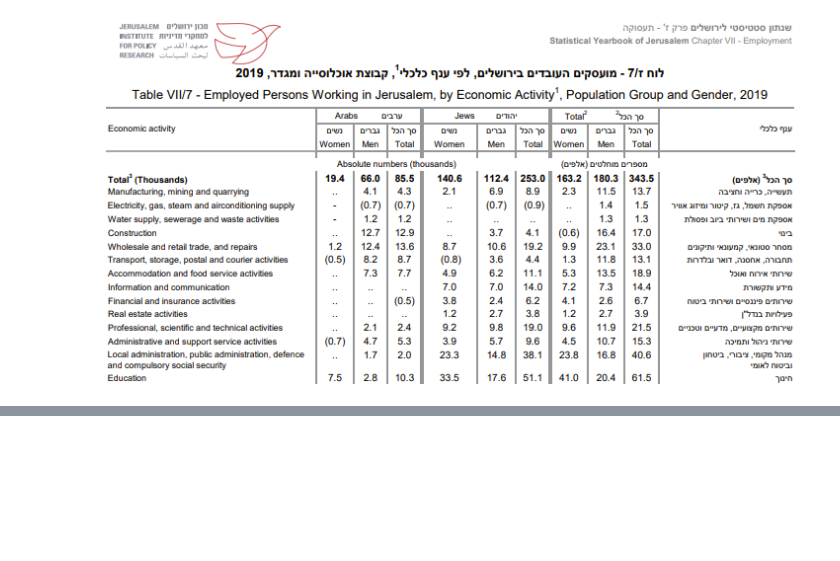
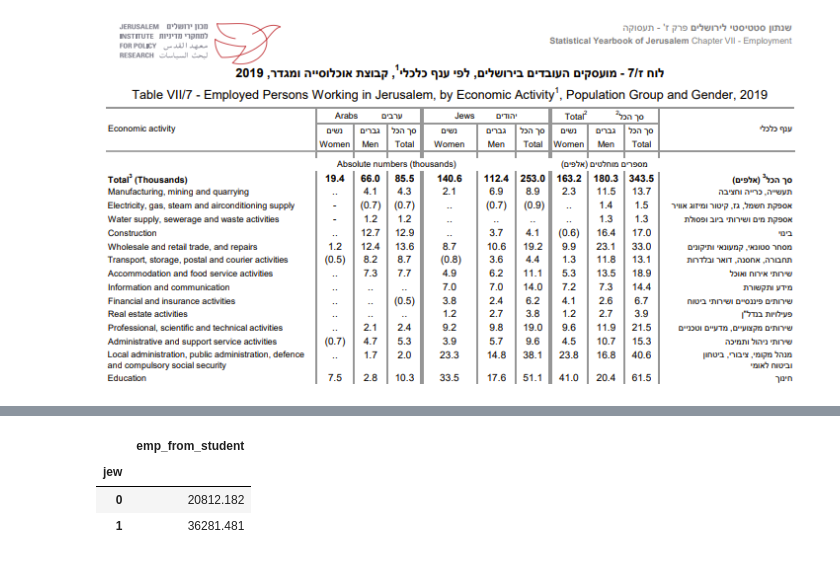
Before and after one commit to JTMPT/forecast, a Jupyter notebook: create_forecast_basic/current/students_current_year_230706.ipynb, the cells around one changed output, grey strips where cells are left out. Cells and saved outputs as stored; diff of their text form; code cells hidden in the pictures; blank space fills up the shorter version.

```diff
--- a/create_forecast_basic/current/students_current_year_230706.ipynb
+++ b/create_forecast_basic/current/students_current_year_230706.ipynb
@@ -286,7 +303,7 @@ taz.query('Muni_Heb=="ירושלים"').groupby(by='jew').sum()[['student_for_Co
 # %%
 taz=taz.set_index('Taz_num')
 # %%
-taz['student_chardi_not_gov']=gpd.sjoin(taz.reset_index(),student_chardi_not_gov).pivot_table(index='Taz_num',aggfunc=sum)[['num_students']]
+taz['student_chardi_not_gov']=drop_geo(gpd.sjoin(taz.reset_index(),student_chardi_not_gov)).pivot_table(index='Taz_num',aggfunc=sum)[['num_students']]
 # %%
 student_arab_not_gov=student_arab_not_gov.pivot_table(index='Taz_num',aggfunc=sum)[['num_student']]
 # %%
@@ -324,10 +341,10 @@ uni=uni.merge(employ_high_edu,on='ID_camp',how='left')
 emp_Education_per_uni_student=0.15
 # %%
 uni.loc[uni['emp_uni'].isna(),'emp_uni']=uni['num_students']*emp_Education_per_uni_student
-# %%
-taz['uni_students']=gpd.sjoin(taz[['geometry']].reset_index(),uni).pivot_table(index='Taz_num',aggfunc=sum)[['num_students']]
+# %%
+taz['uni_students']=gpd.sjoin(taz[['geometry']].reset_index(),uni)[['Taz_num','num_students']].pivot_table(index='Taz_num',aggfunc=sum)
 # %%
-taz['emp_from_uni_student']=gpd.sjoin(taz[['geometry']].reset_index(),uni).pivot_table(index='Taz_num',aggfunc=sum)[['emp_uni']]
+taz['emp_from_uni_student']=gpd.sjoin(taz[['geometry']].reset_index(),uni)[['Taz_num','emp_uni']].pivot_table(index='Taz_num',aggfunc=sum)
 # %%
 taz.loc[taz['main_secto']=="Palestinian",'emp_from_uni_student']=0
 # %%
@@ -377,6 +396,11 @@ taz['emp_from_student']=taz['student']/emp_education_per_student
 # %%
 taz.loc[taz['main_secto']=="Palestinian",'emp_from_student']=0
 # %%
-taz.query('Muni_Heb=="ירושלים"').groupby(by='jew').sum()[['emp_from_student']]
+taz.query('Muni_Heb=="ירושלים"').groupby(by='jew')[['emp_from_student']].sum()
+# %% [output]
+|  | emp_from_student |
+| jew |  |
+| 0 | 20812.182 |
+| 1 | 36281.481 |
 # %%
 taz['emp_Education']=taz['emp_from_student']+taz['emp_from_Yeshiva_student']+taz['emp_from_uni_student']
```
Also changed, not shown: parts of 9 cells of this notebook.
